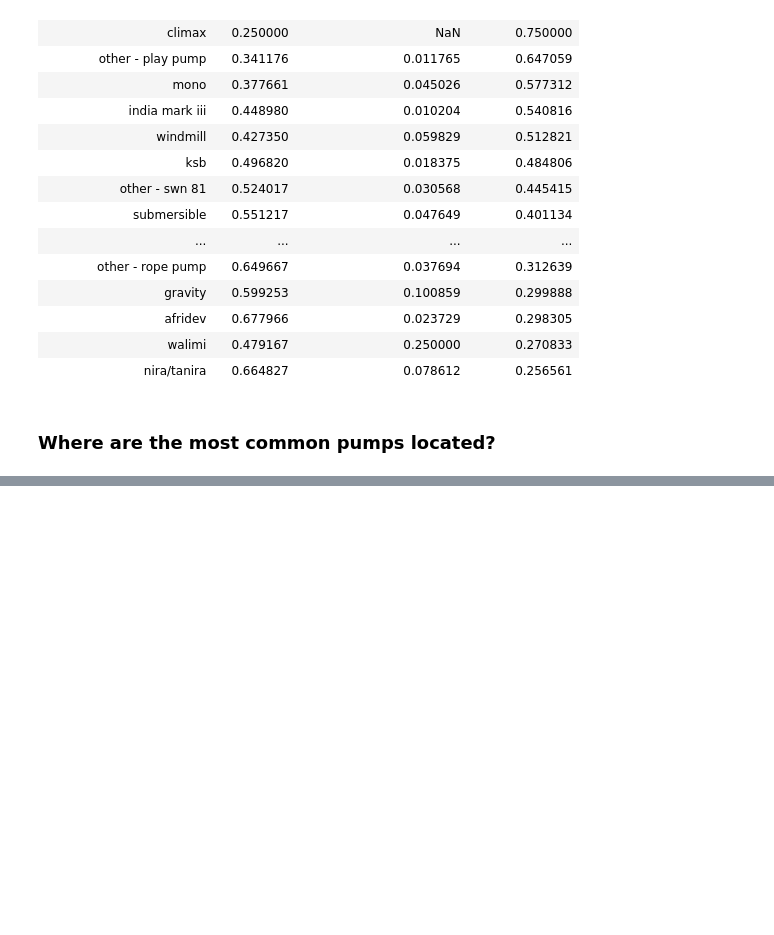
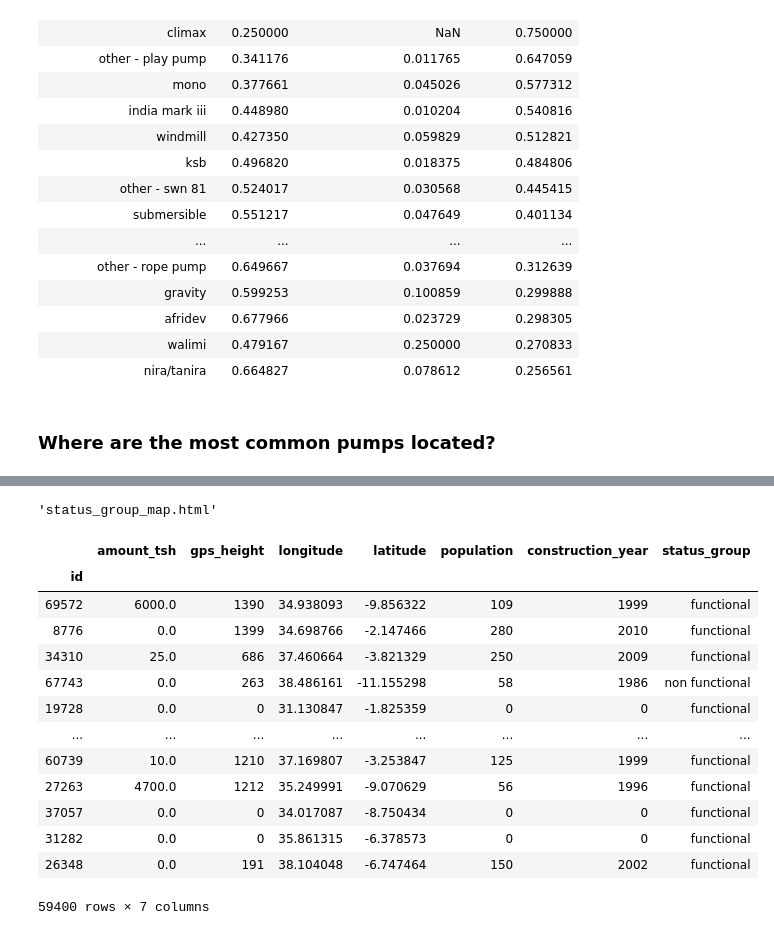
Before and after one commit to Kennfucius/water_pumps_tanzania, a Jupyter notebook: Tanzania Water Pumps - EDA Part 2.ipynb, the cells around one changed output, grey strips where cells are left out. Saved outputs shown, nothing was run; the diff lists cells and outputs as text; code cells hidden in the pictures; blank space fills up the shorter version.

```diff
--- a/Tanzania Water Pumps - EDA Part 2.ipynb
+++ b/Tanzania Water Pumps - EDA Part 2.ipynb
@@ -217,2 +218,28 @@ fig.show()
 # %% [output]
 [interactive output not drawn]
+# %%
+fig = px.scatter_mapbox(extraction_map, lat="latitude", lon="longitude",
+                        color='status_group',
+                        size_max=15, zoom=4.5, opacity=0.5)
+plot(fig, filename='status_group_map.html')
+# %% [output]
+'status_group_map.html'
+# %%
+numericals = full_data[['amount_tsh', 'gps_height', 'longitude', 'latitude', 'population', 'construction_year', 'status_group']]
+# %%
+numericals
+# %% [output]
+|  | amount_tsh | gps_height | longitude | latitude | population | construction_year | status_group |
+| id |  |  |  |  |  |  |  |
+| 69572 | 6000.0 | 1390 | 34.938093 | -9.856322 | 109 | 1999 | functional |
+| 8776 | 0.0 | 1399 | 34.698766 | -2.147466 | 280 | 2010 | functional |
+| 34310 | 25.0 | 686 | 37.460664 | -3.821329 | 250 | 2009 | functional |
+| 67743 | 0.0 | 263 | 38.486161 | -11.155298 | 58 | 1986 | non functional |
+| 19728 | 0.0 | 0 | 31.130847 | -1.825359 | 0 | 0 | functional |
+| ... | ... | ... | ... | ... | ... | ... | ... |
+| 60739 | 10.0 | 1210 | 37.169807 | -3.253847 | 125 | 1999 | functional |
+| 27263 | 4700.0 | 1212 | 35.249991 | -9.070629 | 56 | 1996 | functional |
+| 37057 | 0.0 | 0 | 34.017087 | -8.750434 | 0 | 0 | functional |
+| 31282 | 0.0 | 0 | 35.861315 | -6.378573 | 0 | 0 | functional |
+| 26348 | 0.0 | 191 | 38.104048 | -6.747464 | 150 | 2002 | functional |
+59400 rows × 7 columns
```
Also changed, not shown: parts of 5 cells of this notebook, 8 other files.
